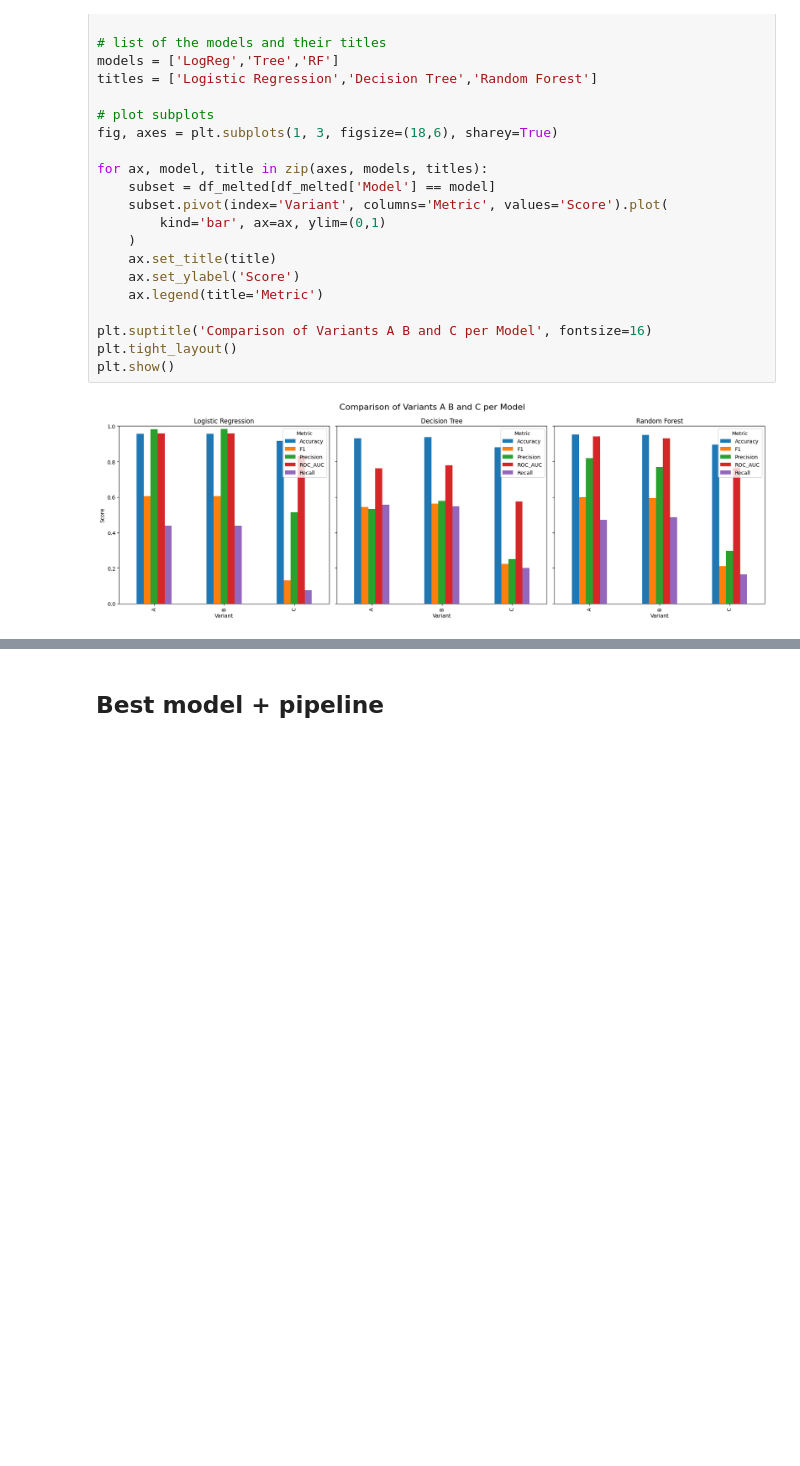
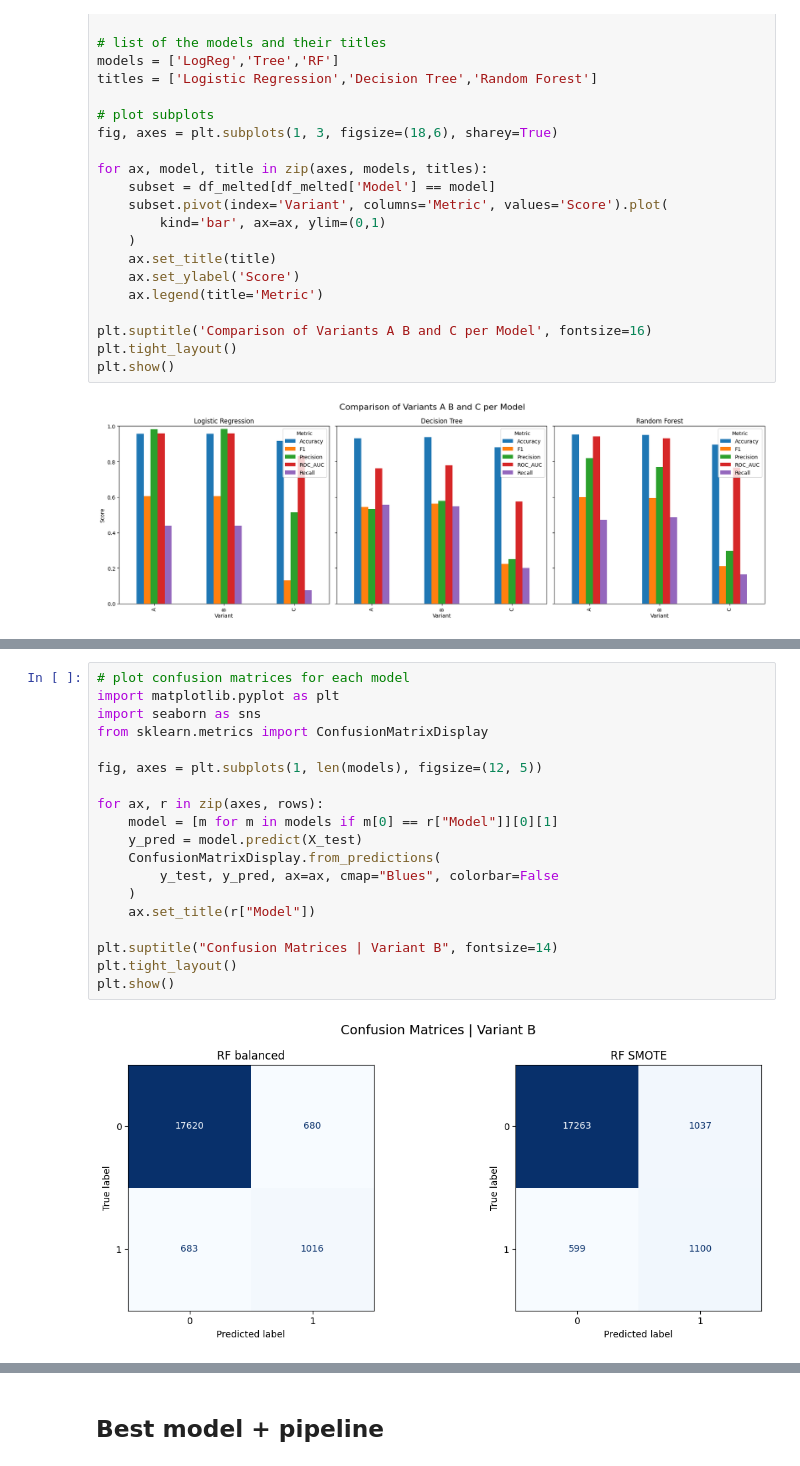
Before and after one commit to esthervanhelmont/ToU-IC2-Classification, a Jupyter notebook: Notebooks/02. IC2_Classification_Diabeter_ML.ipynb, the cells around one changed output, grey strips where cells are left out. Saved outputs shown, nothing was run; the diff lists cells and outputs as text; blank space fills up the shorter version.

```diff
--- a/Notebooks/02. IC2_Classification_Diabeter_ML.ipynb
+++ b/Notebooks/02. IC2_Classification_Diabeter_ML.ipynb
@@ -635 +750,22 @@ Variant C dropped columns ['blood_glucose_level', 'hba1c_level']
+# %%
+# plot confusion matrices for each model
+import matplotlib.pyplot as plt
+import seaborn as sns
+from sklearn.metrics import ConfusionMatrixDisplay
+
+fig, axes = plt.subplots(1, len(models), figsize=(12, 5))
+
+for ax, r in zip(axes, rows):
+    model = [m for m in models if m[0] == r["Model"]][0][1]
+    y_pred = model.predict(X_test)
+    ConfusionMatrixDisplay.from_predictions(
+        y_test, y_pred, ax=ax, cmap="Blues", colorbar=False
+    )
+    ax.set_title(r["Model"])
+
+plt.suptitle("Confusion Matrices | Variant B", fontsize=14)
+plt.tight_layout()
+plt.show()
+# %% [output]
+[figure, added]
 # %% [markdown]
```
Also changed, not shown: parts of 21 cells of this notebook, 1 other file.
